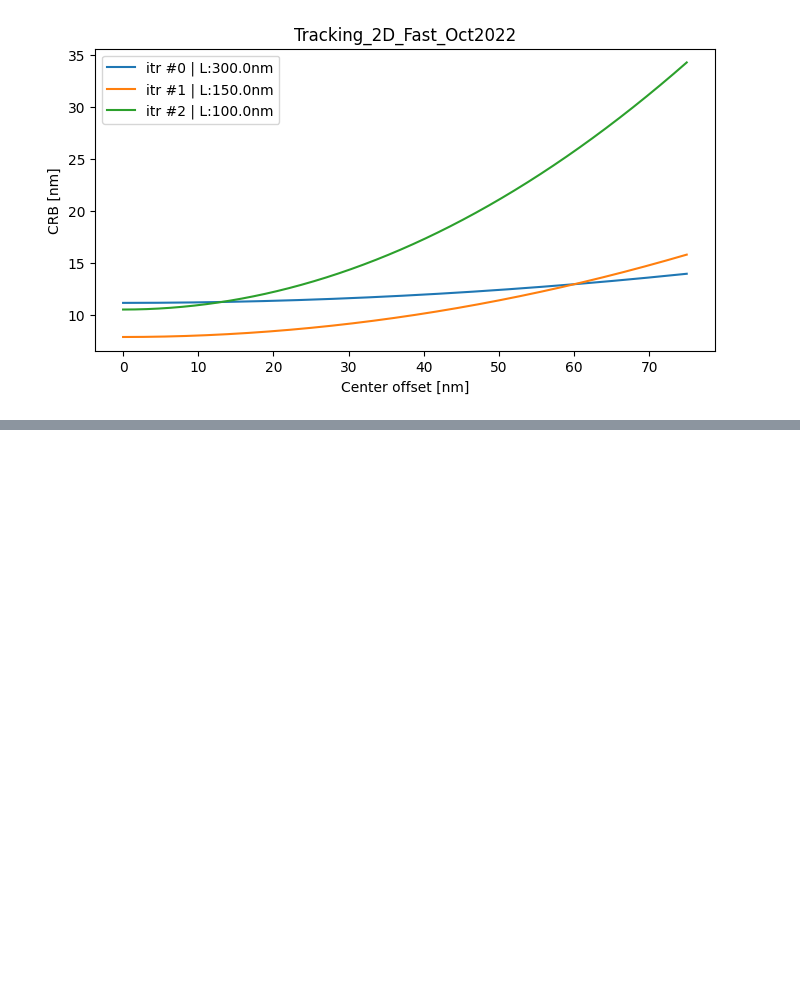
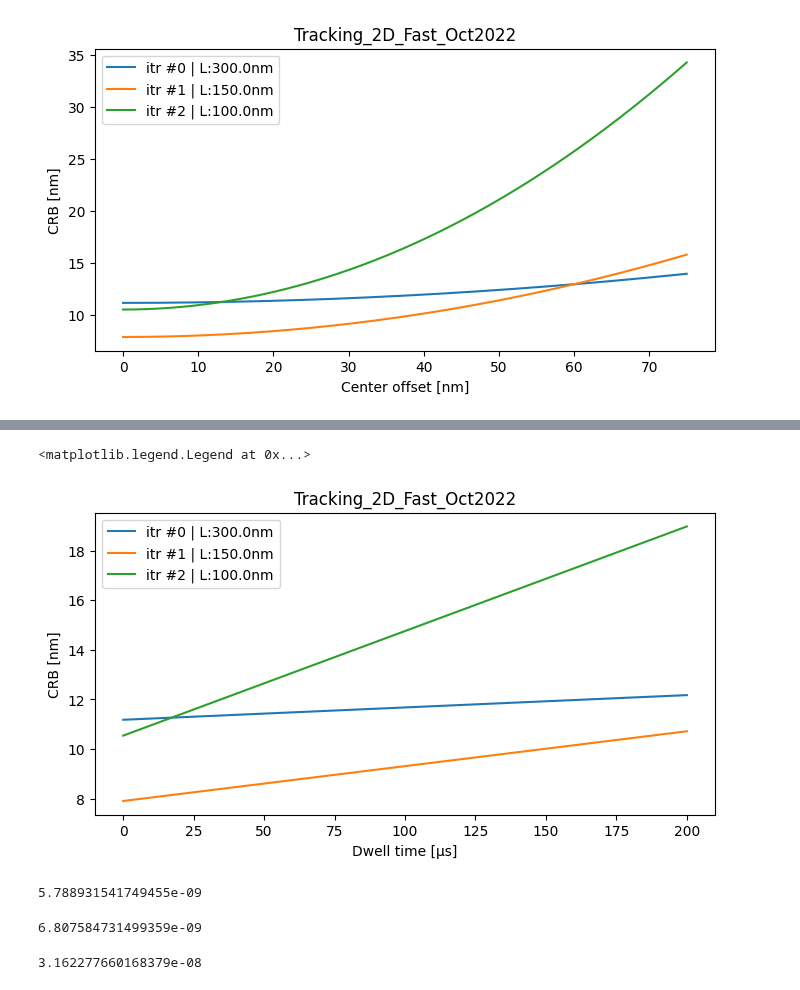
Before and after one commit to Zatyrus/Exercises, a Jupyter notebook: CramerRaoBound.ipynb, the cells around one changed output, grey strips where cells are left out. Cells and saved outputs as stored; diff of their text form; code cells hidden in the pictures; blank space fills up the shorter version.

```diff
--- a/CramerRaoBound.ipynb
+++ b/CramerRaoBound.ipynb
@@ -231,22 +260,46 @@ plt.legend(loc = 'best')
 # %%
-## official Sequences
+## official Sequences with MSD
 """Tracking_2D_Fast_Oct2022"""
+def sigma_MSD(L,gamma,N,x):
+    return L/(gamma*np.sqrt(N)) * (1 + (x * np.square(2/L)))
 def get_L(patGeoFactor, wavelength):
     return patGeoFactor * wavelength * 0.5563
+def get_offset(D,t):
+    return 2*D*t
 L = [get_L(patGeoFactor, wavelength) for patGeoFactor,wavelength in zip([0.84, 0.42, 0.28],[642e-9, 642e-9, 642e-9])]
-N = 20
+N = [20,10,10]
+gamma = [6,6,3]
 ter = 3
-x = np.linspace(0,75e-9,1000)
+t = np.linspace(0,200e-6,1000)
+D = 5e-12
+x = get_offset(D, t)
 
-sig = [sigma(l,6,N,x) for l in L]
+sig = [sigma_MSD(l,g,n,x) for l,n,g in zip(L,N,gamma)]
 
 plt.figure(figsize=(8,4), dpi =100)
 plt.title('Tracking_2D_Fast_Oct2022')
-plt.xlabel('Center offset [nm]')
+plt.xlabel('Dwell time [μs]')
 plt.ylabel('CRB [nm]')
 for i,_ in enumerate(sig):
-    plt.plot(x, _, label =f"itr #{i} | L:{np.round(L[i]*1e+9, decimals=2)}nm")
+    plt.plot(t*1e+6, _*1e+9, label =f"itr #{i} | L:{np.round(L[i]*1e+9, decimals=2)}nm")
 plt.legend(loc = 'best')
+# %% [output]
+<matplotlib.legend.Legend at 0x...>
+[figure, added]
+# %%
+def sigma_MSD(L,gamma,N,x):
+    return L/(gamma*np.sqrt(N)) * (1 + (x * np.square(2/L)))
+sigma_MSD(150e-9, 6, 20, 2*1e-12*100e-6)
+# %% [output]
+5.788931541749455e-09
+# %%
+sigma(150e-9, 6, 20, 35e-9)
+# %% [output]
+6.807584731499359e-09
+# %%
+np.sqrt(2*5e-12*100e-6)
+# %% [output]
+3.162277660168379e-08
 # %%
 def test():
     fig, ax = plt.subplots(1,1,figsize = (8,4), dpi = 100)
```
Also changed, not shown: parts of 1 cell of this notebook.
